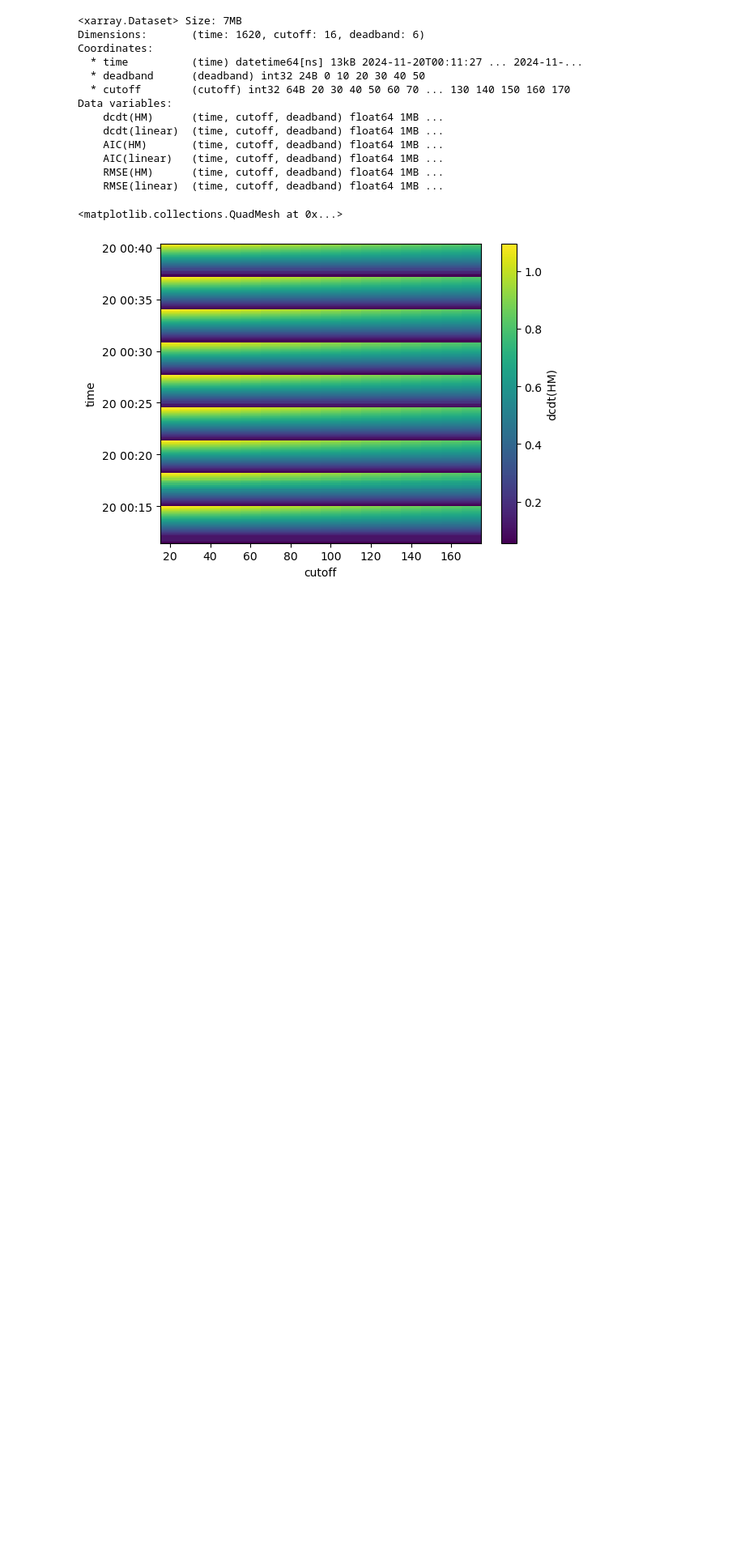
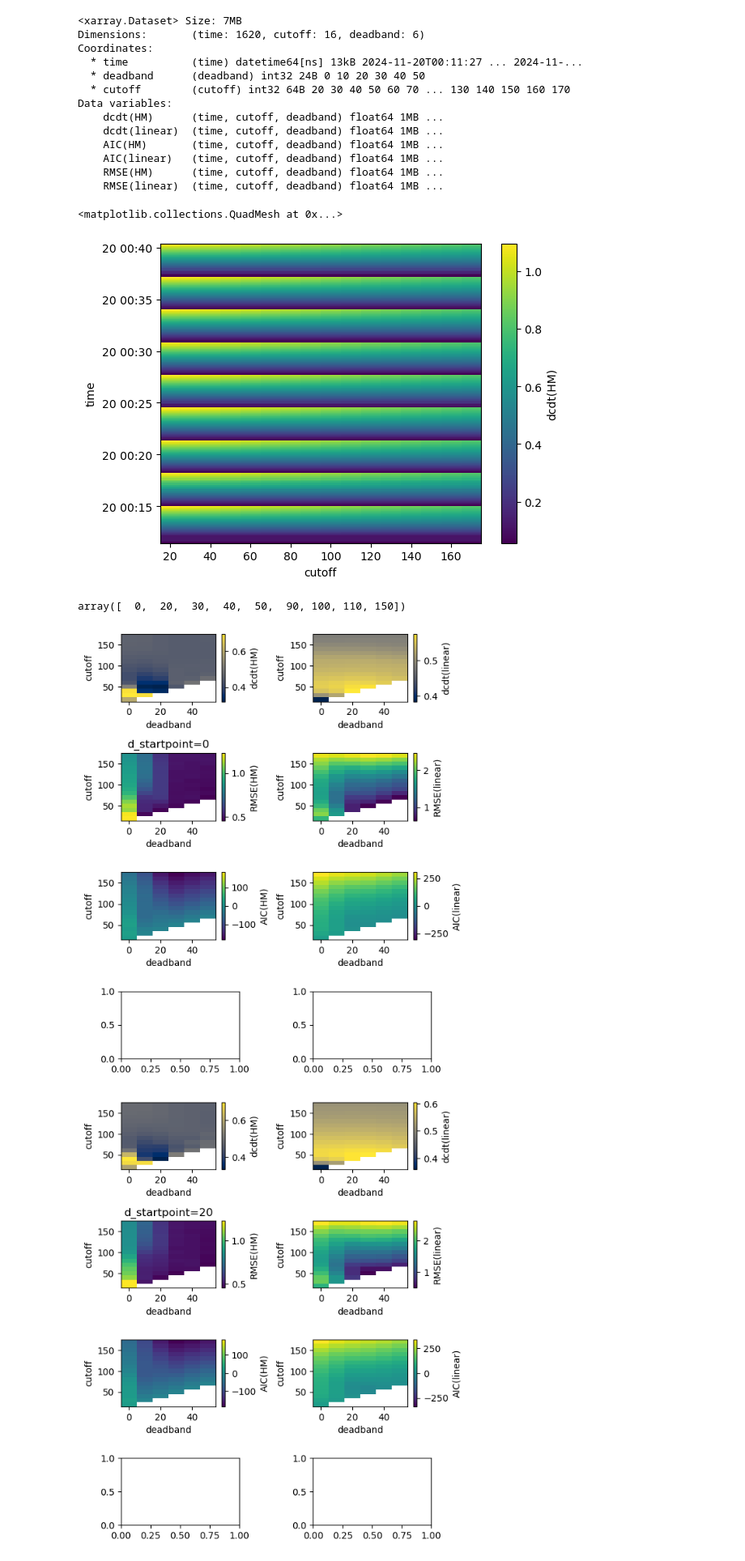
Before and after one commit to alexnaoki/soilgasflux_fcs, a Jupyter notebook: notebooks/analysis_synthetical.ipynb, the cells around one changed output. Shown at 81% size. Drawn from its saved outputs; the diff is of its cells as text; code cells hidden in the pictures; blank space fills up the shorter version.

```diff
--- a/notebooks/analysis_synthetical.ipynb
+++ b/notebooks/analysis_synthetical.ipynb
@@ -48,3 +48,33 @@ expected_ds['dcdt(HM)'].plot()
 # %% [output]
 <matplotlib.collections.QuadMesh at 0x...>
 [figure]
+# %%
+np.unique(expected_ds['d_startpoint'].values)
+# %% [output]
+array([  0,  20,  30,  40,  50,  90, 100, 110, 150])
+# %%
+for d_startpoint in np.unique(expected_ds['d_startpoint'].values):
+    # print(d_startpoint)
+    # d_startpoint = 20
+
+    fig, ax = plt.subplots(4,2, figsize=(6,7))
+
+    time_selection = expected_ds.where(expected_ds['d_startpoint'] == d_startpoint, drop=True).time
+
+    ds.sel(time=time_selection)['dcdt(HM)'].median(dim=['time']).plot(ax=ax[0,0], cmap='cividis')
+    ds.sel(time=time_selection)['dcdt(linear)'].median(dim=['time']).plot(ax=ax[0,1], cmap='cividis')
+
+
+    ds.sel(time=time_selection)['RMSE(HM)'].median(dim=['time']).plot(ax=ax[1,0], cmap='viridis')
+    ds.sel(time=time_selection)['RMSE(linear)'].median(dim=['time']).plot(ax=ax[1,1], cmap='viridis')
+
+    ds.sel(time=time_selection)['AIC(HM)'].median(dim=['time']).plot(ax=ax[2,0], cmap='viridis')
+    ds.sel(time=time_selection)['AIC(linear)'].median(dim=['time']).plot(ax=ax[2,1], cmap='viridis')
+
+
+    ax[1,0].set_title(f'd_startpoint={d_startpoint}')
+    fig.tight_layout()
+    fig.show()
+# %% [output]
+[figure, added]
+[figure, added]
```
Also changed, not shown: parts of 2 cells of this notebook.
